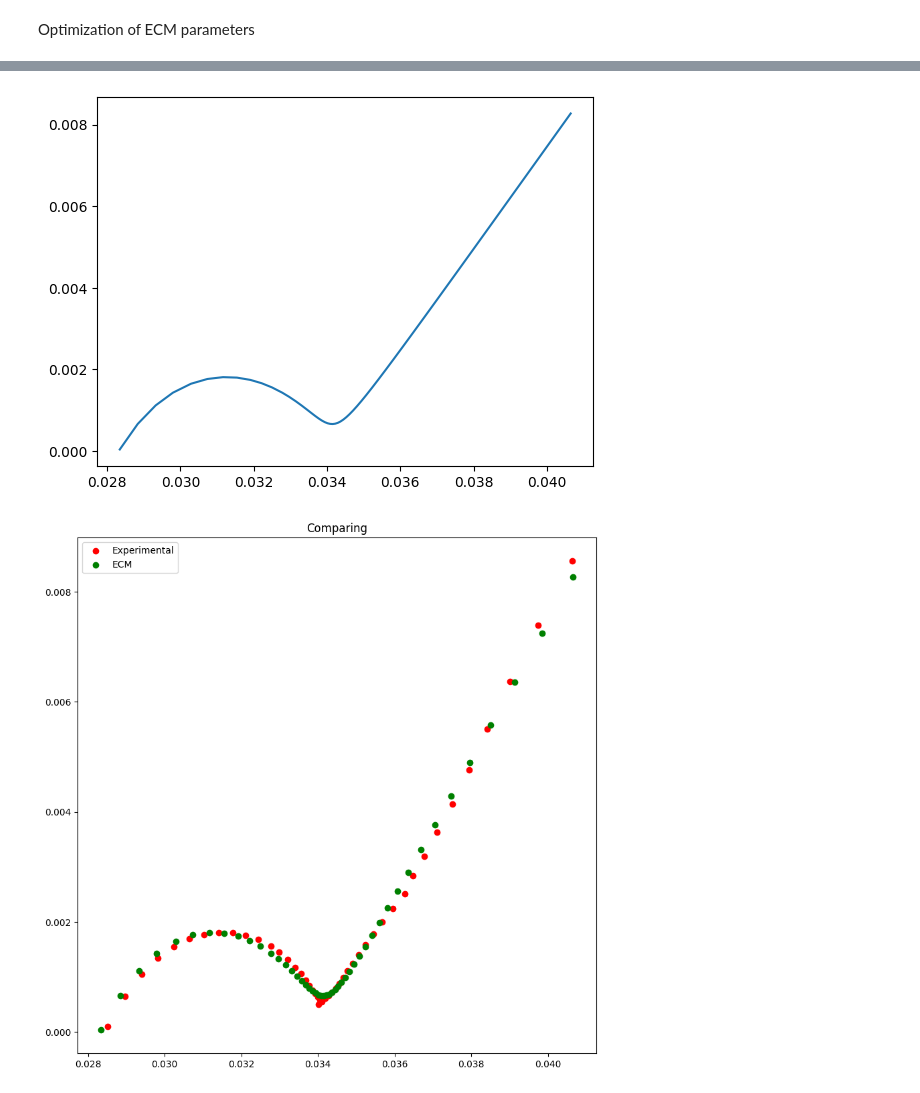
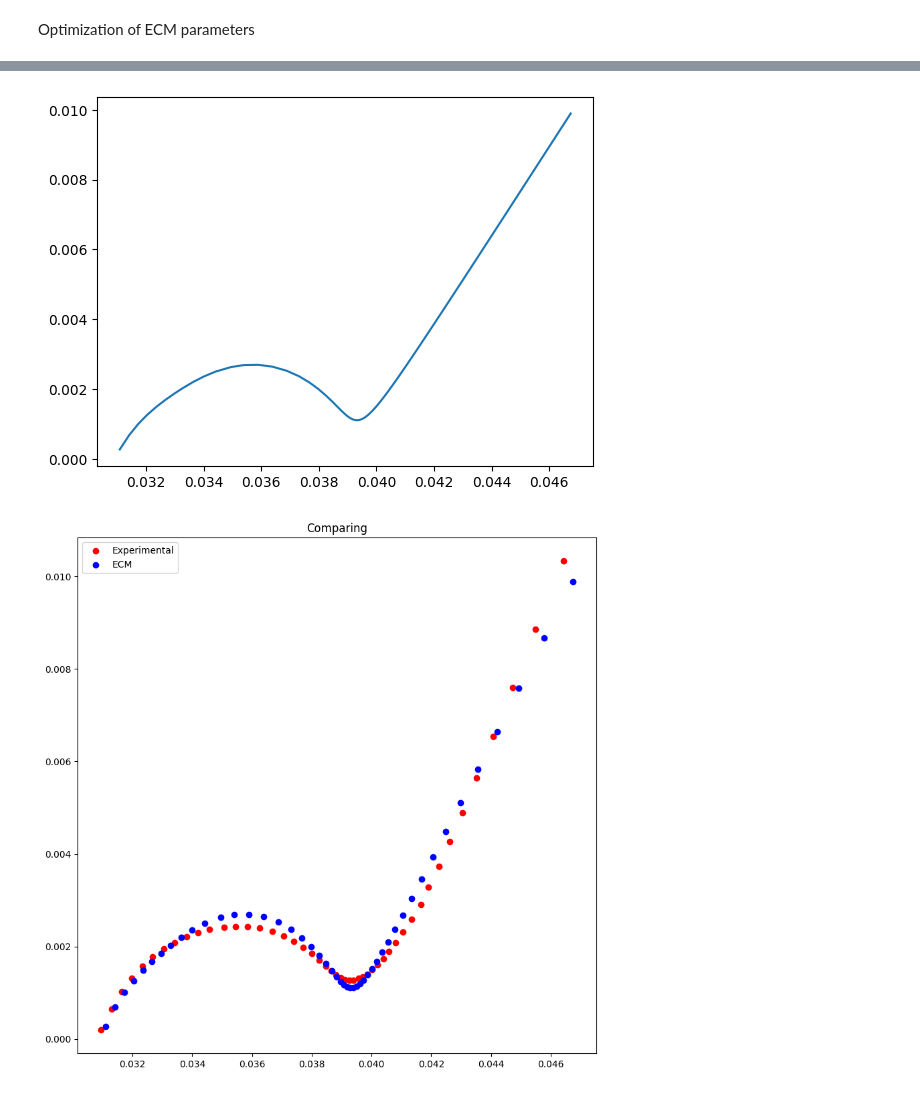
Before and after one commit to samaard2001/EIS-code, a Jupyter notebook: Code/EIS_degrad_params.ipynb, the cells around one changed output, grey strips where cells are left out. Drawn from its saved outputs; the diff is of its cells as text; code cells hidden in the pictures.

Commit message:
Plotting ECM 3 for all data sets and putting things in gitignore

```diff
--- a/Code/EIS_degrad_params.ipynb
+++ b/Code/EIS_degrad_params.ipynb
@@ -202,14 +211,14 @@ Final sum of squared difference: 7.661045025332906e-07
 # %%
-Z_randles = calc_Z(opt.x)
+Z_randles = calc_Z(list_elems, frequencies)
 
 plt.plot(Z_randles.real, -Z_randles.imag)
 plt.show()
 # %% [output]
-[figure, old version]
+[figure, new version]
 # %%
 fig, ax = plt.subplots(figsize=(10, 10))
-ax.scatter(exp_real, -exp_imag, label=f"Experimental", color = 'red')
-ax.scatter(Z_randles.real, -Z_randles.imag, label = f'ECM', color = 'green')
+ax.scatter(np.array(get_exp_data(i, "")[0][0]), -np.array(get_exp_data(i, "")[0][1]), label=f"Experimental", color = 'red')
+ax.scatter(Z_randles.real, -Z_randles.imag, label = f'ECM', color = 'blue')
 
 #ax.set_xlim(0.016, 0.045)
 #ax.set_ylim(0, 0.012)
@@ -218,4 +227,4 @@ plt.legend()
 plt.title("Comparing")
 plt.show()
 # %% [output]
-[figure, old version]
+[figure, new version]
```
Also changed, not shown: parts of 5 cells of this notebook, 7 other files.
